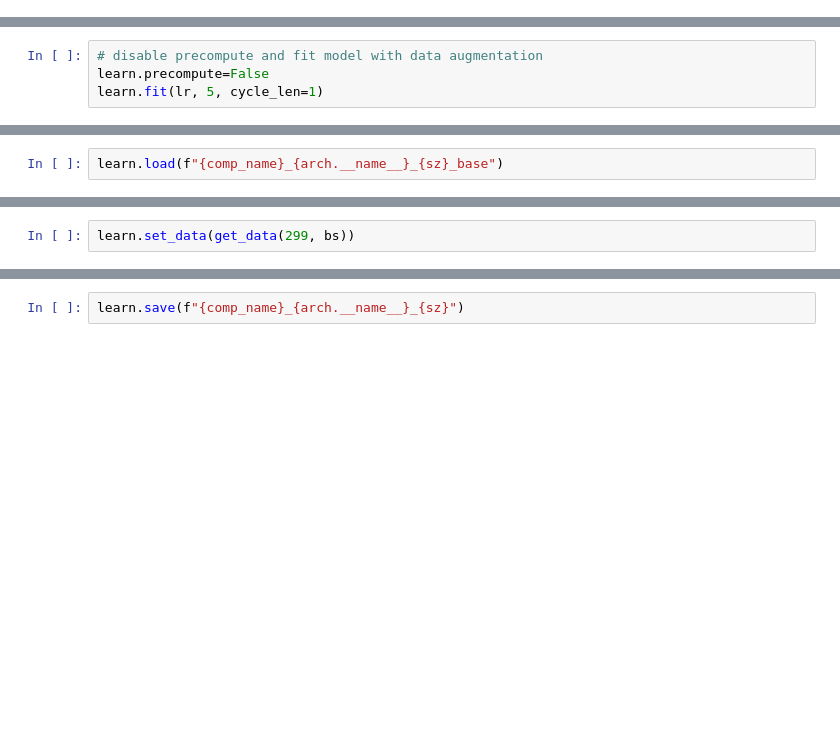
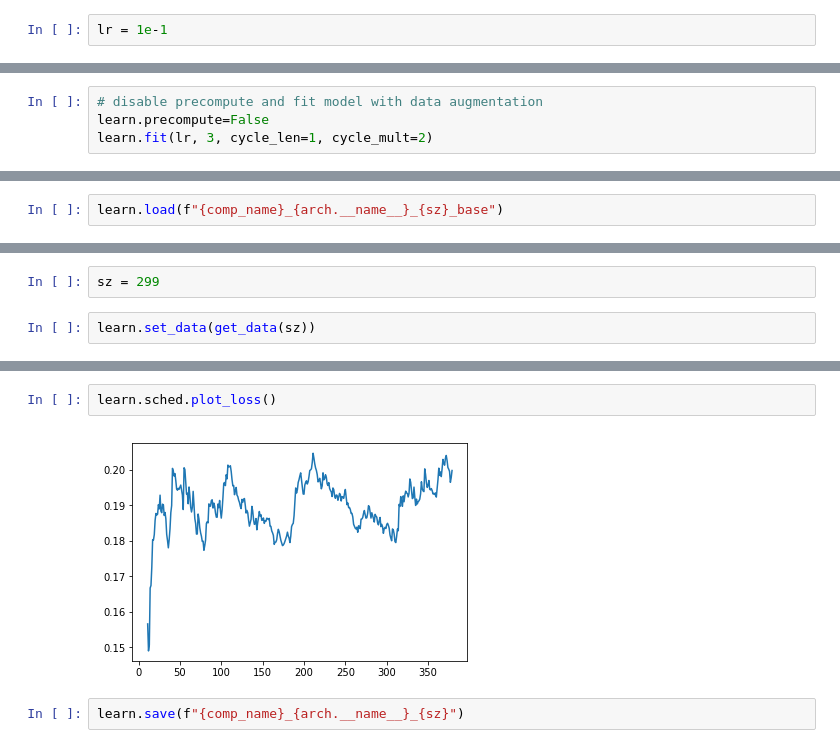
Before and after one commit to slangenbach/kaggle, a Jupyter notebook: dogbreed/dogbreed_with_fastai.ipynb, the cells around one changed output, grey strips where cells are left out. Saved outputs shown, nothing was run; the diff lists cells and outputs as text; blank space fills up the shorter version.

```diff
--- a/dogbreed/dogbreed_with_fastai.ipynb
+++ b/dogbreed/dogbreed_with_fastai.ipynb
@@ -190,3 +188,5 @@ lr = 0.2
+# %%
+lr = 1e-1
 # %%
 # fit baseline model without data augmentation
 learn.fit(lr, 3)
@@ -200,7 +200,7 @@ epoch      trn_loss   val_loss   accuracy
 # %%
 # disable precompute and fit model with data augmentation
 learn.precompute=False
-learn.fit(lr, 5, cycle_len=1)
+learn.fit(lr, 3, cycle_len=1, cycle_mult=2)
 # %% [output]
 [interactive output not drawn]
 epoch      trn_loss   val_loss   accuracy
@@ -219,5 +221,7 @@ learn.load(f"{comp_name}_{arch.__name__}_{sz}_base")
+# %%
+sz = 299
 # %%
-learn.set_data(get_data(299, bs))
+learn.set_data(get_data(sz))
 # %% [output]
 [interactive output not drawn]
 # %%
@@ -232,3 +236,7 @@ epoch      trn_loss   val_loss   accuracy
+# %%
+learn.sched.plot_loss()
+# %% [output]
+[figure, added]
 # %%
 learn.save(f"{comp_name}_{arch.__name__}_{sz}")
 # %%
```
Also changed, not shown: parts of 17 cells of this notebook.
